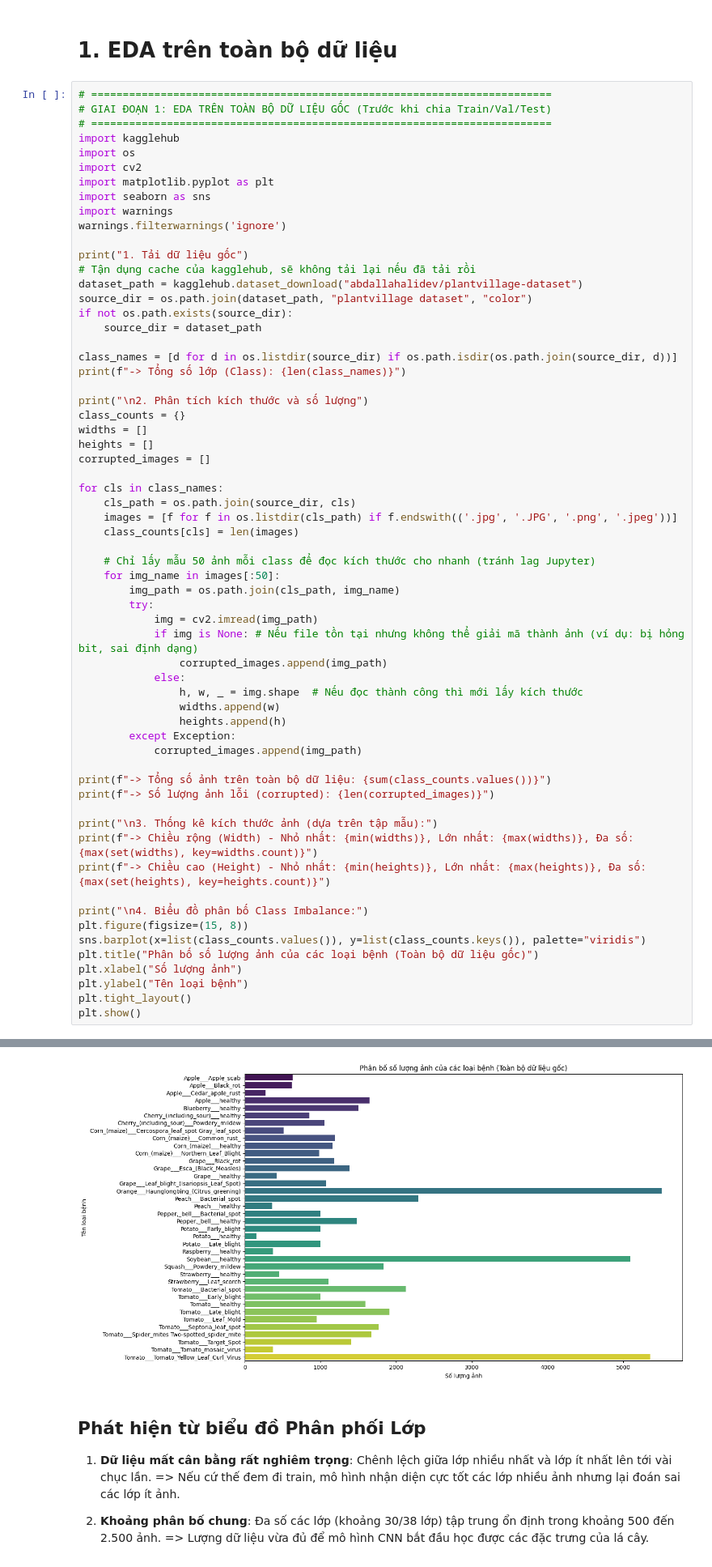
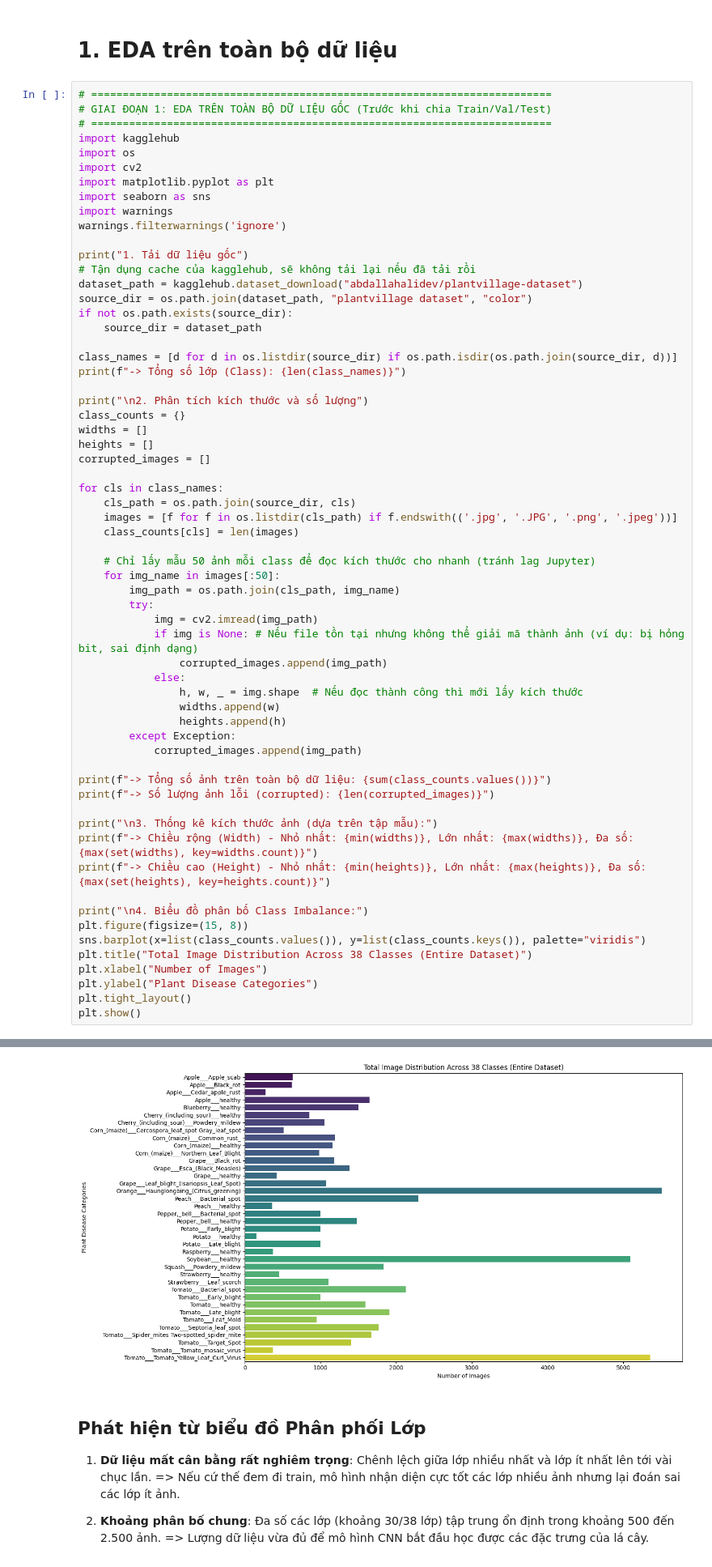
Before and after one commit to dong442005/Project1-DeepLearning-PlantVillage, a Jupyter notebook: notebooks/eda_plantvillage.ipynb, the cells around one changed output, grey strips where cells are left out. Shown at 81% size. Saved outputs shown, nothing was run; the diff lists cells and outputs as text.

```diff
--- a/notebooks/eda_plantvillage.ipynb
+++ b/notebooks/eda_plantvillage.ipynb
@@ -73,9 +73,9 @@ print(f"-> Chiều cao (Height) - Nhỏ nhất: {min(heights)}, Lớn nhất: {m
 print("\n4. Biểu đồ phân bố Class Imbalance:")
 plt.figure(figsize=(15, 8))
 sns.barplot(x=list(class_counts.values()), y=list(class_counts.keys()), palette="viridis")
-plt.title("Phân bố số lượng ảnh của các loại bệnh (Toàn bộ dữ liệu gốc)")
-plt.xlabel("Số lượng ảnh")
-plt.ylabel("Tên loại bệnh")
+plt.title("Total Image Distribution Across 38 Classes (Entire Dataset)")
+plt.xlabel("Number of Images")
+plt.ylabel("Plant Disease Categories")
 plt.tight_layout()
 plt.show()
 # %% [output]
@@ -86,12 +86,12 @@ plt.show()
 -> Tổng số ảnh trên toàn bộ dữ liệu: 54305
 -> Số lượng ảnh lỗi (corrupted): 0
 
 3. Thống kê kích thước ảnh (dựa trên tập mẫu):
 -> Chiều rộng (Width) - Nhỏ nhất: 256, Lớn nhất: 256, Đa số: 256
 -> Chiều cao (Height) - Nhỏ nhất: 256, Lớn nhất: 256, Đa số: 256
 
 4. Biểu đồ phân bố Class Imbalance:
-[figure, old version]
+[figure, new version]
 # %% [markdown]
 ## Phát hiện từ biểu đồ Phân phối Lớp
 
```
Also changed, not shown: parts of 4 cells of this notebook, 1 other file.
